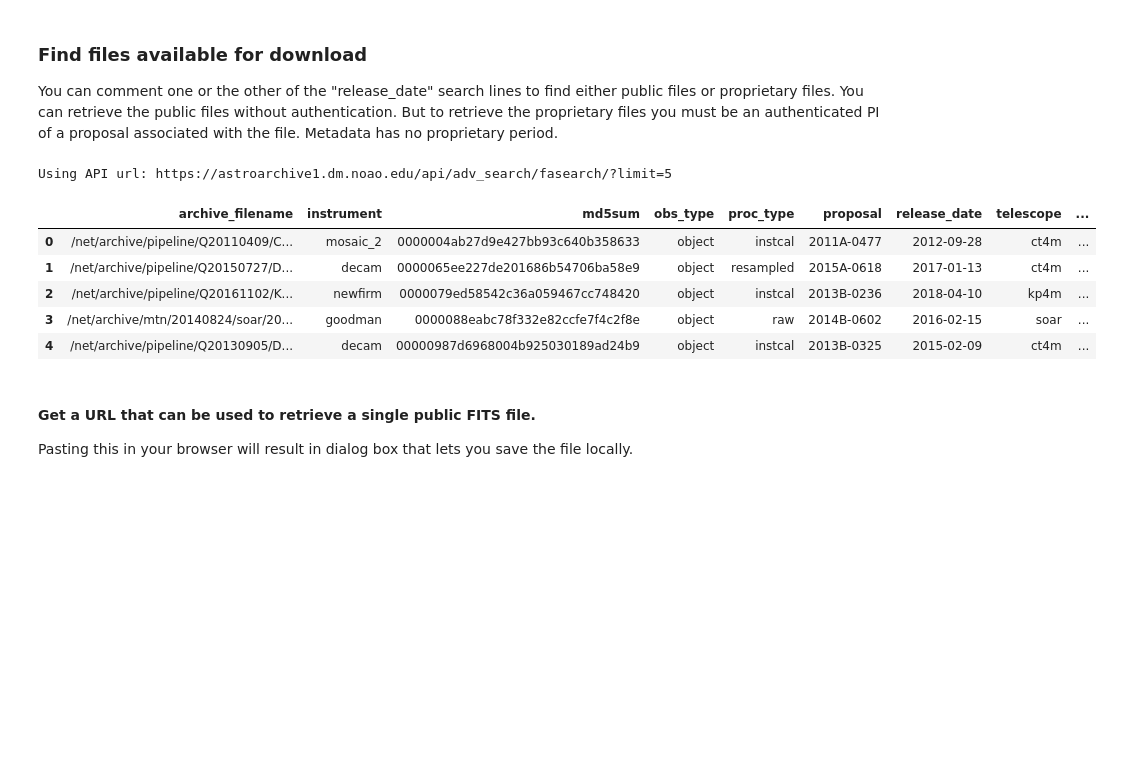
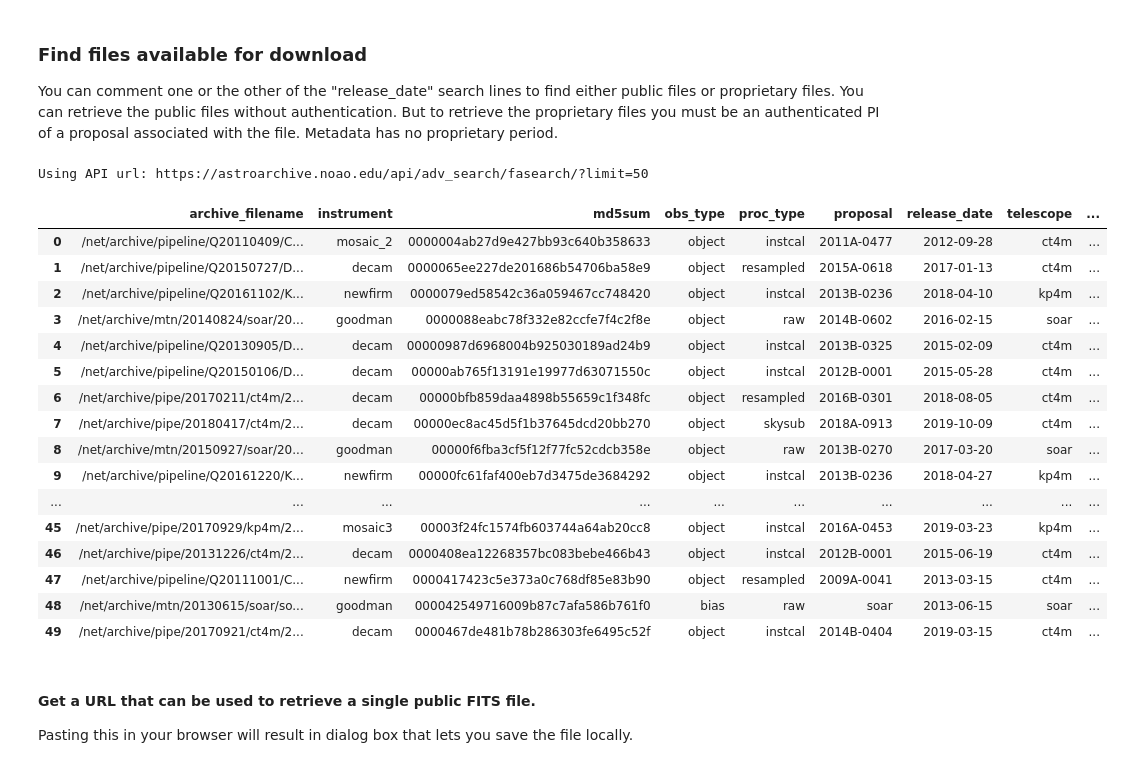
Before and after one commit to NOAO/nat-nb, a Jupyter notebook: advanced-search.ipynb, the cells around one changed output. Cells and saved outputs as stored; diff of their text form; code cells hidden in the pictures; blank space fills up the shorter version.

```diff
--- a/advanced-search.ipynb
+++ b/advanced-search.ipynb
@@ -258,32 +295,43 @@ You can retrieve the public files without authentication. But to retrieve the pr
 # %%
 jj = {
     "outfields" : [
         "md5sum",
         "archive_filename",
         "instrument",
         "telescope",
         "proc_type",
         "obs_type",
         "release_date",
         "proposal",
     ],
     "search" : [
         ["release_date", '2005-02-18','2020-01-20'], # public
         #["release_date", '2020-02-18','2020-11-18'], # proprietary
     ]
 }
-apiurl = f'{adsurl}/fasearch/?limit=5'
+apiurl = f'{adsurl}/fasearch/?limit=50'
 print(f'Using API url: {apiurl}')
 ads_df = pd.read_json(json.dumps(requests.post(apiurl,json=jj).json()))
 ads_df
 # %% [output]
-Using API url: https://astroarchive1.dm.noao.edu/api/adv_search/fasearch/?limit=5
+Using API url: https://astroarchive.noao.edu/api/adv_search/fasearch/?limit=50
 |  | archive_filename | instrument | md5sum | obs_type | proc_type | proposal | release_date | telescope | ... |
 | 0 | /net/archive/pipeline/Q20110409/C... | mosaic_2 | 0000004ab27d9e427bb93c640b358633 | object | instcal | 2011A-0477 | 2012-09-28 | ct4m | ... |
 | 1 | /net/archive/pipeline/Q20150727/D... | decam | 0000065ee227de201686b54706ba58e9 | object | resampled | 2015A-0618 | 2017-01-13 | ct4m | ... |
 | 2 | /net/archive/pipeline/Q20161102/K... | newfirm | 0000079ed58542c36a059467cc748420 | object | instcal | 2013B-0236 | 2018-04-10 | kp4m | ... |
 | 3 | /net/archive/mtn/20140824/soar/20... | goodman | 0000088eabc78f332e82ccfe7f4c2f8e | object | raw | 2014B-0602 | 2016-02-15 | soar | ... |
 | 4 | /net/archive/pipeline/Q20130905/D... | decam | 00000987d6968004b925030189ad24b9 | object | instcal | 2013B-0325 | 2015-02-09 | ct4m | ... |
+| 5 | /net/archive/pipeline/Q20150106/D... | decam | 00000ab765f13191e19977d63071550c | object | instcal | 2012B-0001 | 2015-05-28 | ct4m | ... |
+| 6 | /net/archive/pipe/20170211/ct4m/2... | decam | 00000bfb859daa4898b55659c1f348fc | object | resampled | 2016B-0301 | 2018-08-05 | ct4m | ... |
+| 7 | /net/archive/pipe/20180417/ct4m/2... | decam | 00000ec8ac45d5f1b37645dcd20bb270 | object | skysub | 2018A-0913 | 2019-10-09 | ct4m | ... |
+| 8 | /net/archive/mtn/20150927/soar/20... | goodman | 00000f6fba3cf5f12f77fc52cdcb358e | object | raw | 2013B-0270 | 2017-03-20 | soar | ... |
+| 9 | /net/archive/pipeline/Q20161220/K... | newfirm | 00000fc61faf400eb7d3475de3684292 | object | instcal | 2013B-0236 | 2018-04-27 | kp4m | ... |
+| ... | ... | ... | ... | ... | ... | ... | ... | ... | ... |
+| 45 | /net/archive/pipe/20170929/kp4m/2... | mosaic3 | 00003f24fc1574fb603744a64ab20cc8 | object | instcal | 2016A-0453 | 2019-03-23 | kp4m | ... |
+| 46 | /net/archive/pipe/20131226/ct4m/2... | decam | 0000408ea12268357bc083bebe466b43 | object | instcal | 2012B-0001 | 2015-06-19 | ct4m | ... |
+| 47 | /net/archive/pipeline/Q20111001/C... | newfirm | 0000417423c5e373a0c768df85e83b90 | object | resampled | 2009A-0041 | 2013-03-15 | ct4m | ... |
+| 48 | /net/archive/mtn/20130615/soar/so... | goodman | 000042549716009b87c7afa586b761f0 | bias | raw | soar | 2013-06-15 | soar | ... |
+| 49 | /net/archive/pipe/20170921/ct4m/2... | decam | 0000467de481b78b286303fe6495c52f | object | instcal | 2014B-0404 | 2019-03-15 | ct4m | ... |
 # %% [markdown]
 #### Get a URL that can be used to retrieve a single public FITS file.
 Pasting this in your browser will result in dialog box that lets you save the file locally.
```
Also changed, not shown: parts of 15 cells of this notebook, 3 other files.
